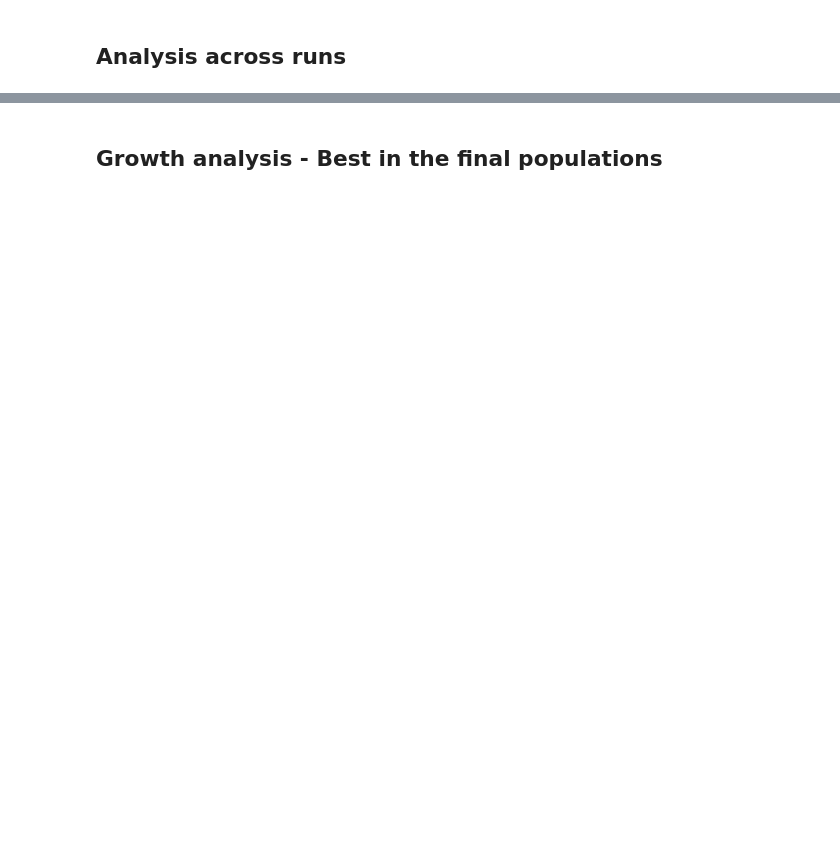
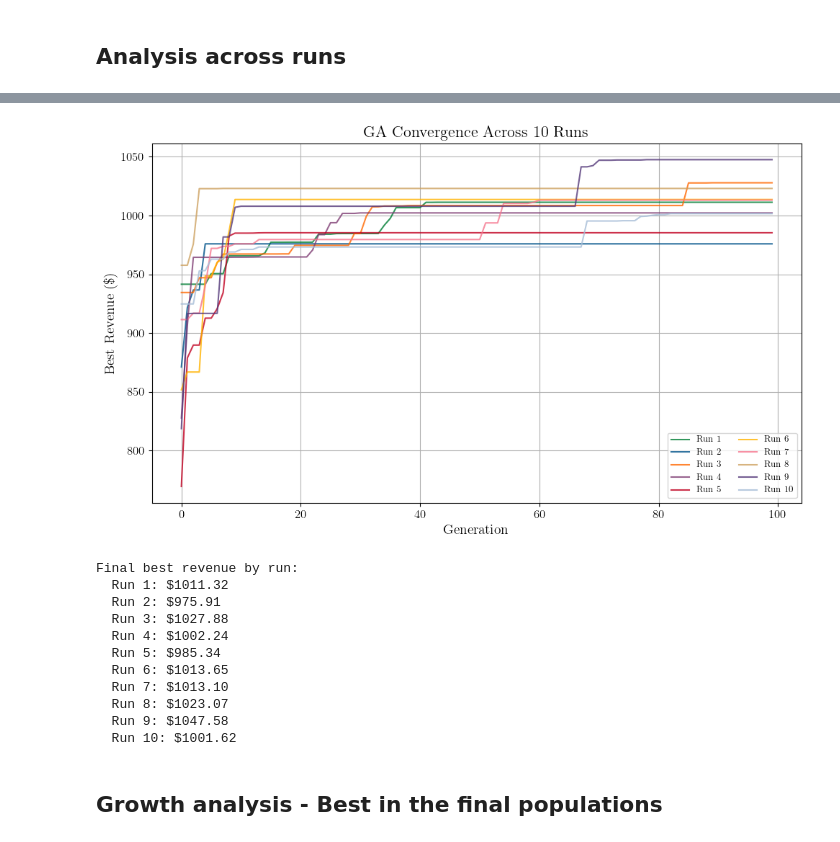
Before and after one commit to carlacupcake/smartfarm, a Jupyter notebook: src/smartfarm/examples/ga/ga_analyze_results.ipynb, the cells around one changed output, grey strips where cells are left out. Cells and saved outputs as stored; diff of their text form; code cells hidden in the pictures; blank space fills up the shorter version.

```diff
--- a/src/smartfarm/examples/ga/ga_analyze_results.ipynb
+++ b/src/smartfarm/examples/ga/ga_analyze_results.ipynb
@@ -4,6 +4,7 @@ import matplotlib.pyplot as plt
 import numpy as np
 import os
 import pandas as pd
+import pickle
 import sys
 
 here = os.path.dirname(os.path.abspath("__file__"))
@@ -22,9 +23,17 @@ from core.model.model_typical_disturbances import ModelTypicalDisturbances
 from core.model.model_sensitivities import ModelSensitivities
 
 from core.plotting.plotting import plot_crop_growth_results
+from core.plotting.plotting_params import PlottingParams
+from core.plotting.plotting_colors import PlottingColors
+
+# Apply plotting style (LaTeX + color-blind friendly)
+plotting_params = PlottingParams()
+plotting_colors = PlottingColors()
+plotting_colors.apply_as_default()
 # %% [markdown]
 ## Analysis across runs
 # %%
 ga_parallel_results_folder = "ga_parallel_results"
+pickled_results_folder     = "pickled_ga_results"
 values_costs_folder        = "unique_values_costs_results"
 input_disturbances_csv     = "io/inputs/hourly_prcp_rad_temp_iowa.csv"
@@ -60,3 +44,72 @@ fig.tight_layout()
+# %%
+# Load pickled GA results and plot convergence
+fig, ax = plt.subplots(figsize=(10, 6))
+
+# Color palette for 10 runs (using color-blind friendly colors)
+run_colors = [
+    plotting_colors.vivid_green,
+    plotting_colors.strong_blue,
+    plotting_colors.vivid_orange,
+    plotting_colors.strong_purple,
+    plotting_colors.vivid_red,
+    plotting_colors.vivid_yellow,
+    plotting_colors.strong_purplish_pink,
+    plotting_colors.grayish_yellow,
+    plotting_colors.deep_purple,
+    plotting_colors.very_light_blue,
+]
+
+for i in range(1, 11):
+    pkl_path = os.path.join(
+        ga_parallel_results_folder,
+        pickled_results_folder,
+        f"ga_parallel_result_{i}.pkl"
+    )
+
+    with open(pkl_path, 'rb') as f:
+        ga_result = pickle.load(f)
+
+    # Convert costs to revenues (negate)
+    generations = range(len(ga_result.lowest_costs))
+    revenues = [-c for c in ga_result.lowest_costs]
+
+    ax.plot(generations, revenues, color=run_colors[i-1], linewidth=1.5,
+            alpha=0.8, label=f'Run {i}')
+
+ax.set_xlabel('Generation')
+ax.set_ylabel('Best Revenue (\\$)')
+ax.set_title('GA Convergence Across 10 Runs')
+ax.legend(loc='lower right', ncol=2, fontsize=9)
+
+plt.tight_layout()
+plt.savefig('ga_parallel_results/ga_convergence_all_runs.png', dpi=150, bbox_inches='tight')
+plt.show()
+
+# Print final revenues for each run
+print("\nFinal best revenue by run:")
+for i in range(1, 11):
+    pkl_path = os.path.join(
+        ga_parallel_results_folder,
+        pickled_results_folder,
+        f"ga_parallel_result_{i}.pkl"
+    )
+    with open(pkl_path, 'rb') as f:
+        ga_result = pickle.load(f)
+    final_revenue = -ga_result.lowest_costs[-1]
+    print(f"  Run {i}: ${final_revenue:.2f}")
+# %% [output]
+[figure, added]
+Final best revenue by run:
+  Run 1: $1011.32
+  Run 2: $975.91
+  Run 3: $1027.88
+  Run 4: $1002.24
+  Run 5: $985.34
+  Run 6: $1013.65
+  Run 7: $1013.10
+  Run 8: $1023.07
+  Run 9: $1047.58
+  Run 10: $1001.62
 # %% [markdown]
 ## Growth analysis - Best in the final populations
 # %%
```
Also changed, not shown: parts of 5 cells of this notebook, 29 other files.
